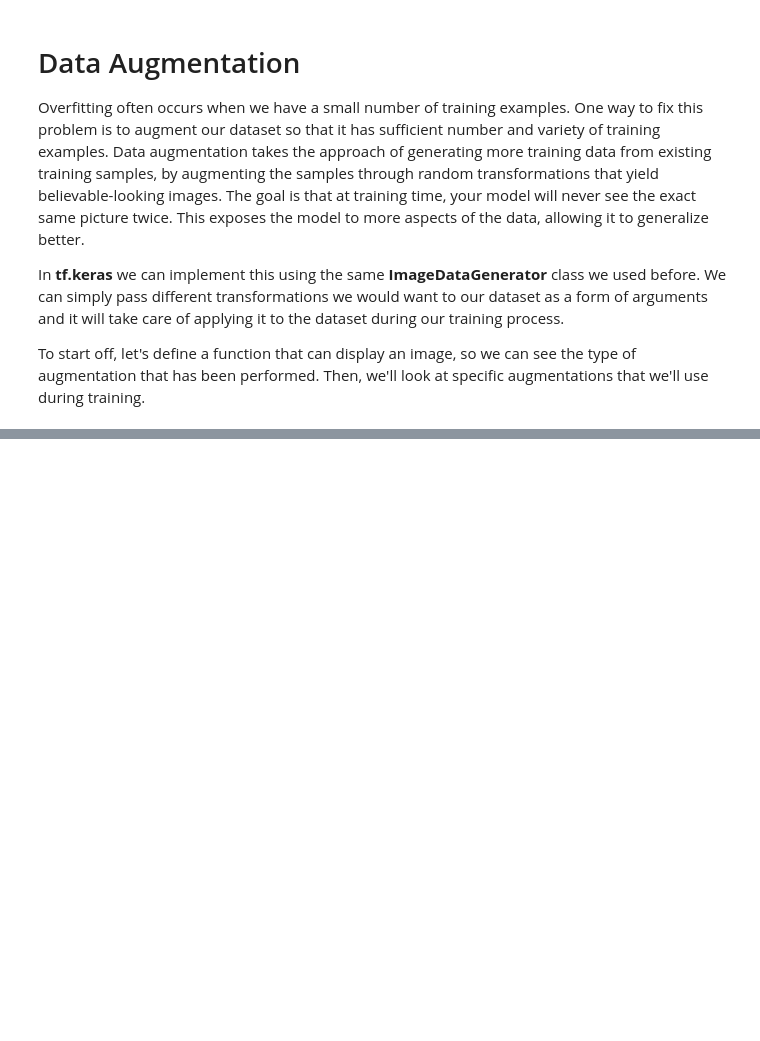
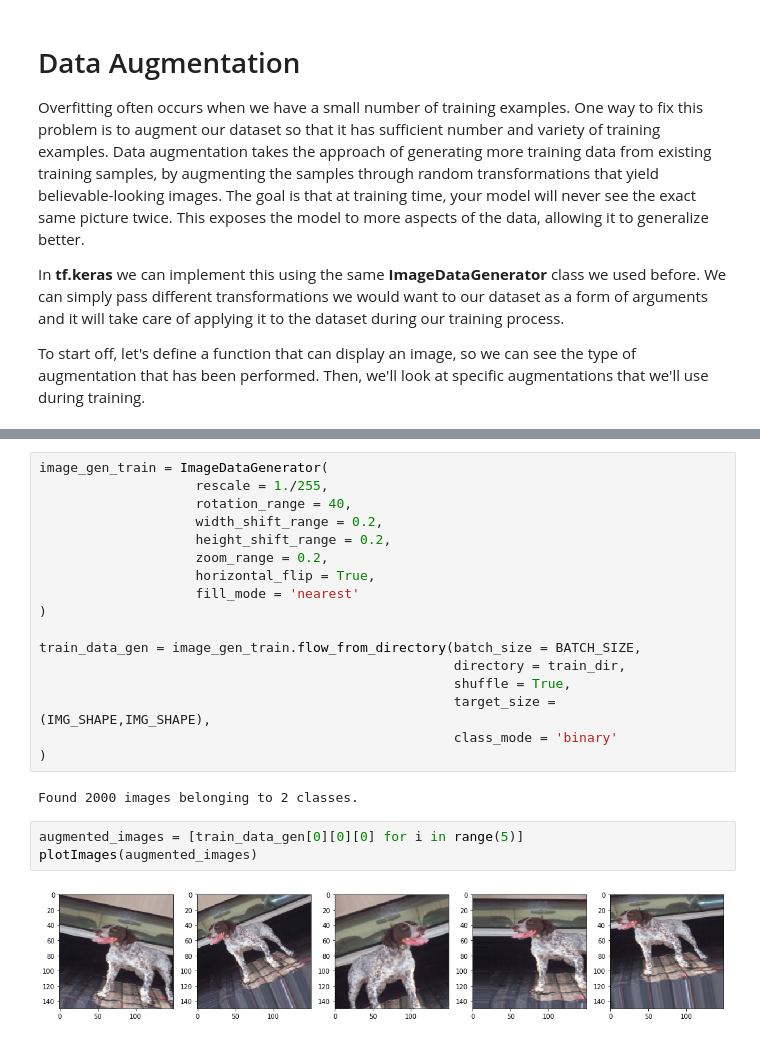
Before and after one commit to dD2405/Intro_to_TensorFlow, a Jupyter notebook: 5_Dogs_vs_Cats_with_Data_Augmentation.ipynb, the cells around one changed output, grey strips where cells are left out. Saved outputs shown, nothing was run; the diff lists cells and outputs as text; blank space fills up the shorter version.

```diff
--- a/5_Dogs_vs_Cats_with_Data_Augmentation.ipynb
+++ b/5_Dogs_vs_Cats_with_Data_Augmentation.ipynb
@@ -82,0 +120,24 @@ To start off, let's define a function that can display an image, so we can see t
+# %%
+image_gen_train = ImageDataGenerator(
+                    rescale = 1./255,
+                    rotation_range = 40,
+                    width_shift_range = 0.2,
+                    height_shift_range = 0.2,
+                    zoom_range = 0.2,
+                    horizontal_flip = True,
+                    fill_mode = 'nearest'
+)
+
+train_data_gen = image_gen_train.flow_from_directory(batch_size = BATCH_SIZE,
+                                                     directory = train_dir,
+                                                     shuffle = True,
+                                                     target_size = (IMG_SHAPE,IMG_SHAPE),
+                                                     class_mode = 'binary'
+)
+# %% [output]
+Found 2000 images belonging to 2 classes.
+# %%
+augmented_images = [train_data_gen[0][0][0] for i in range(5)]
+plotImages(augmented_images)
+# %% [output]
+[figure, added]
```
Also changed, not shown: parts of 20 cells of this notebook.
